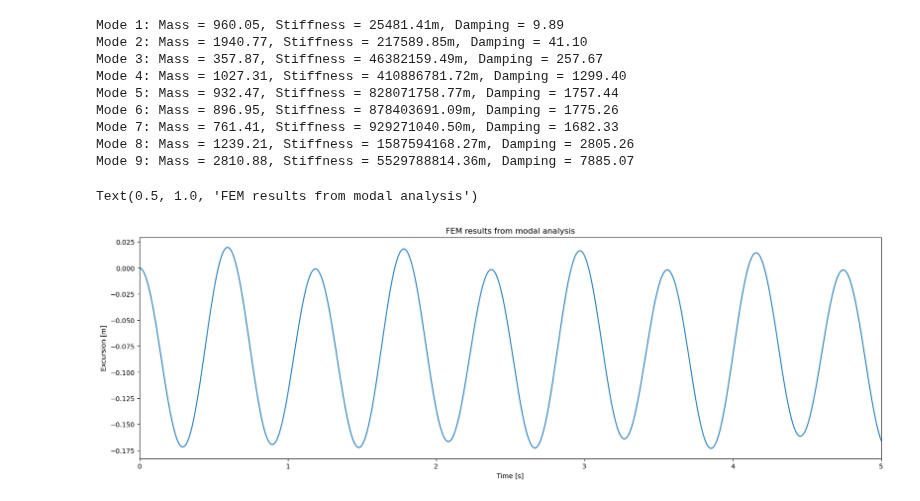
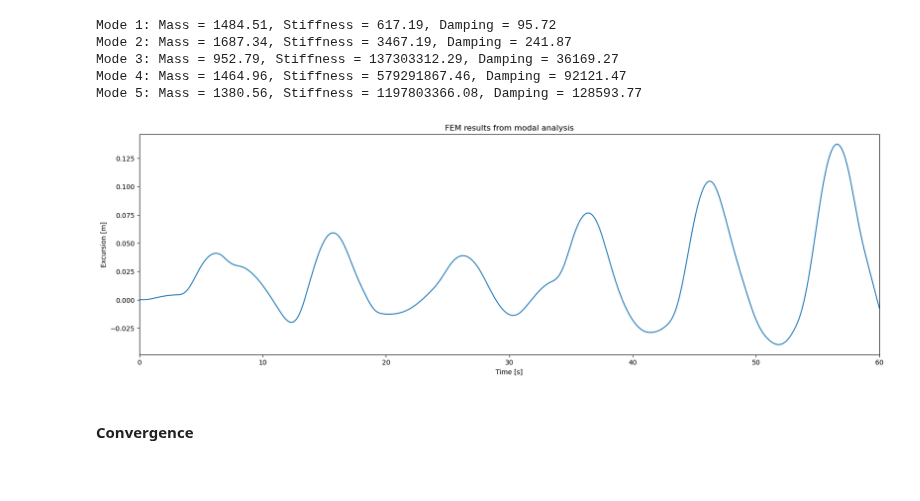
Before and after one commit to maxblw/CIEM4220_CM, a Jupyter notebook: model/modal_analysis.ipynb, the cells around one changed output. Cells and saved outputs as stored; diff of their text form; code cells hidden in the pictures; blank space fills up the shorter version.

```diff
--- a/model/modal_analysis.ipynb
+++ b/model/modal_analysis.ipynb
@@ -165,7 +179,7 @@ Mm = np.zeros(nmodes)
 Km = np.zeros(nmodes)
 Cm = np.zeros(nmodes)
 
-xi = 0.001 # Modal damping ratio
+xi = 0.05 # Modal damping ratio
 
 for i in np.arange(0, nmodes):
     Mm[i] = -(PHI[:,i].T @ M_FF @ PHI[:, i])
@@ -175,20 +189,16 @@ for i in np.arange(0, nmodes):
     # Mm[i] = -Mm[i]
     # Km[i] = -Km[i]
 
-    print(f"Mode {i+1}: Mass = {Mm[i]:.2f}, Stiffness = {Km[i]:.2f}m, Damping = {Cm[i]:.2f}")
+    print(f"Mode {i+1}: Mass = {Mm[i]:.2f}, Stiffness = {Km[i]:.2f}, Damping = {Cm[i]:.2f}")
 # %% [output]
-Mode 1: Mass = 960.05, Stiffness = 25481.41m, Damping = 9.89
-Mode 2: Mass = 1940.77, Stiffness = 217589.85m, Damping = 41.10
-Mode 3: Mass = 357.87, Stiffness = 46382159.49m, Damping = 257.67
-Mode 4: Mass = 1027.31, Stiffness = 410886781.72m, Damping = 1299.40
-Mode 5: Mass = 932.47, Stiffness = 828071758.77m, Damping = 1757.44
-Mode 6: Mass = 896.95, Stiffness = 878403691.09m, Damping = 1775.26
-Mode 7: Mass = 761.41, Stiffness = 929271040.50m, Damping = 1682.33
-Mode 8: Mass = 1239.21, Stiffness = 1587594168.27m, Damping = 2805.26
-Mode 9: Mass = 2810.88, Stiffness = 5529788814.36m, Damping = 7885.07
+Mode 1: Mass = 1484.51, Stiffness = 617.19, Damping = 95.72
+Mode 2: Mass = 1687.34, Stiffness = 3467.19, Damping = 241.87
+Mode 3: Mass = 952.79, Stiffness = 137303312.29, Damping = 36169.27
+Mode 4: Mass = 1464.96, Stiffness = 579291867.46, Damping = 92121.47
+Mode 5: Mass = 1380.56, Stiffness = 1197803366.08, Damping = 128593.77
 # %%
 # Defining wave load
-def force(t, t_rwt, eta_rwt, f, sea_dofs_x, printing=False):
+def force(timestep, t_rwt, eta_rwt, f, sea_dofs_x, printing=False):
     """""
     define the force on the crownwall based on surface elevation at time t using the modified Goda method for recurve crown walls.
     Parameters:
@@ -198,7 +208,7 @@ def force(t, t_rwt, eta_rwt, f, sea_dofs_x, printing=False):
     f (array): Array to store the calculated forces along the depth of the caisson.
     sea_dofs_x (list): List of horizontal degrees of freedom corresponding to the seaside nodes.
     """""
-    eta = np.interp(t, t_rwt, eta_rwt)
+    eta = np.interp(timestep, t_rwt, eta_rwt)
     goda = Load.goda_original(d, beta, H, eta, k) # define goda parameters
     q_goda = Load.array_Goda(h_tot, h1, h2, eta, goda, k, H) #define force distribution along the depth of the breakwater
 
@@ -225,9 +235,15 @@ def force(t, t_rwt, eta_rwt, f, sea_dofs_x, printing=False):
         F_comp = q_comp * dz
         f[dof] = F_comp[0]
     return f
-# %%
-def F(t):
-    return -PHI.T @ force(t, t_rwt, eta_rwt, f, Sdof_x)[DoFF]
+# %%
+def F(t):
+    global f
+    timestep = t
+    if timestep > t_rwt[-1]:
+        f[Sdof_x] = 0
+    else:
+        f = force(timestep, t_rwt, eta_rwt, f, Sdof_x)
+    return -PHI.T @ f[DoFF]
 # %%
 def qdot(t, q):
     u_m = q[0:nmodes]
@@ -240,15 +258,25 @@ q = solve_ivp(fun=qdot,y0=q0,t_span=[tspan[0], tspan[-1]], t_eval=tspan)
 # %%
 U_F = np.zeros((len(q.t),len(PHI[:,0])))
 for i in np.arange(0,nmodes):
     for it in np.arange(0,len(q.t)):
         U_F[it,:] += PHI[:,i] * q.y[i][it]
 
+
 plt.figure(figsize=(20, 6))
-plt.plot(tspan, U_F[:,len(PHI[:,0])-len(DoFF)], label='FEM results')
+plt.plot(tspan, U_F[:,len(PHI[:,0])-len(DoFP)], label='FEM results')
 plt.xlabel("Time [s]")
-plt.xlim([0, 5])
+plt.xlim([0, 60])
 plt.ylabel("Excursion [m]")
 plt.title("FEM results from modal analysis")
+max_excursion = np.max(np.abs(U_F[:,len(PHI[:,0])-len(DoFP)]))
+
+with open('max_excursion.txt', 'a') as f:
+    f.write(f"{nmodes} , {max_excursion:.4f}\n")
+
+with open(f'excursion_plots\\{nmodes}modes.txt', 'w') as f:
+    for i in range(len(q.t)):
+        f.write(f"{q.t[i]:.4f}, {U_F[i, len(PHI[:, 0]) - len(DoFP)]:.4f}\n")
 # %% [output]
-Text(0.5, 1.0, 'FEM results from modal analysis')
-[figure, old version]
+[figure, new version]
+# %% [markdown]
+#### Convergence
```
Also changed, not shown: parts of 8 cells of this notebook, 17 other files.
